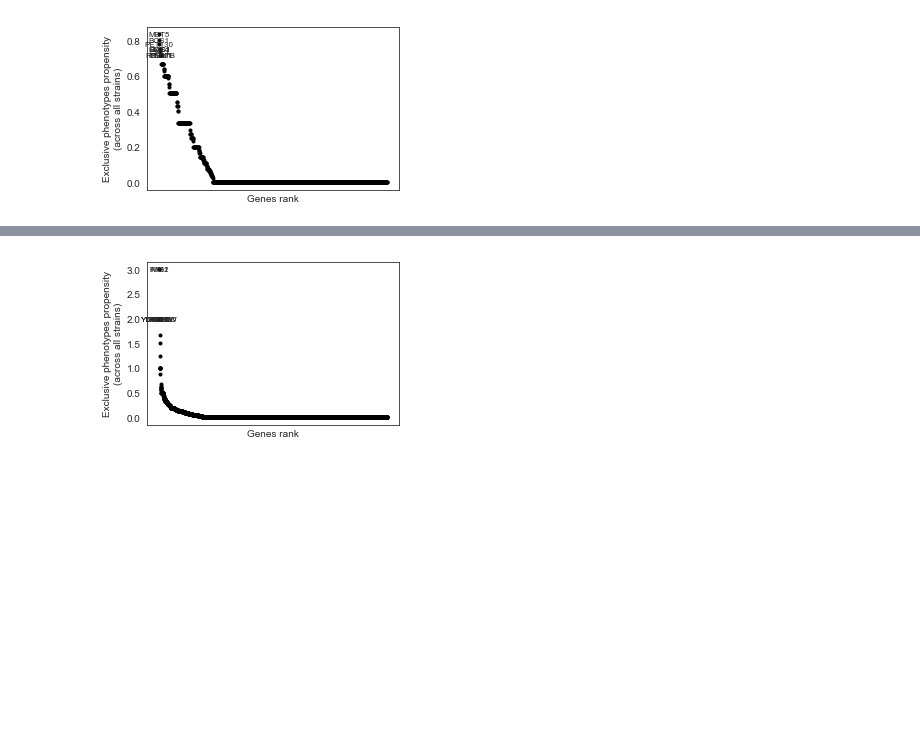
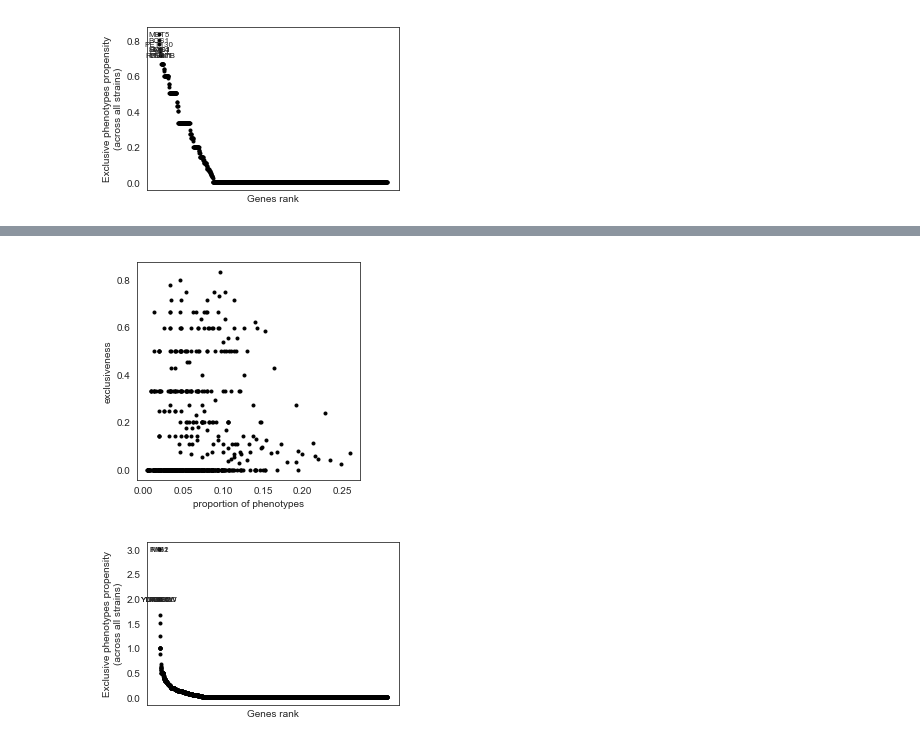
Before and after one commit to mgalardini/2018koyeast, a Jupyter notebook: notebooks/deviating_genes.ipynb, the cells around one changed output, grey strips where cells are left out. Drawn from its saved outputs; the diff is of its cells as text; code cells hidden in the pictures; blank space fills up the shorter version.

```diff
--- a/notebooks/deviating_genes.ipynb
+++ b/notebooks/deviating_genes.ipynb
@@ -170,6 +171,7 @@ for s in {x[0] for x in m.index}:
 print('')
 print('total', len(genes))
 genes = sorted(genes)
+m = m.loc[(slice(None), genes),]
 # p = m.reset_index().set_index('gene').loc[genes].groupby('condition').sum()['phenotype']
 # pgenes = m.loc[(slice(None), genes),].groupby('gene')['phenotype'].max()
 # pgenes = set(pgenes[pgenes == True].index)
@@ -269,3 +286,20 @@ plt.savefig('exclusiveness_all.svg',
+# %%
+pm = (m.reset_index().groupby('gene')['phenotype'].sum()
+      /
+      m.reset_index().groupby('gene')['phenotype'].count())
+# %%
+plt.figure(figsize=(4, 4))
+
+idx = pm.index.intersection(w.index)
+
+plt.plot(pm.loc[idx],
+         w.loc[idx],
+         'k.')
+
+plt.xlabel('proportion of phenotypes')
+plt.ylabel('exclusiveness');
+# %% [output]
+[figure, added]
 # %%
 plt.figure(figsize=(4.5, 3))
 
```
Also changed, not shown: parts of 7 cells of this notebook, 2 other files.
